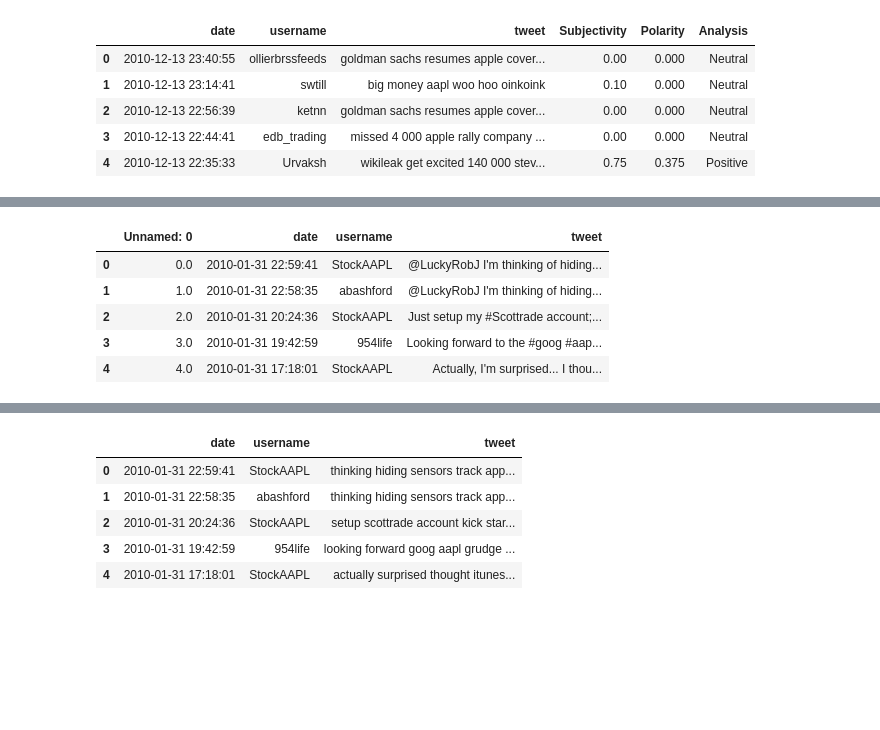
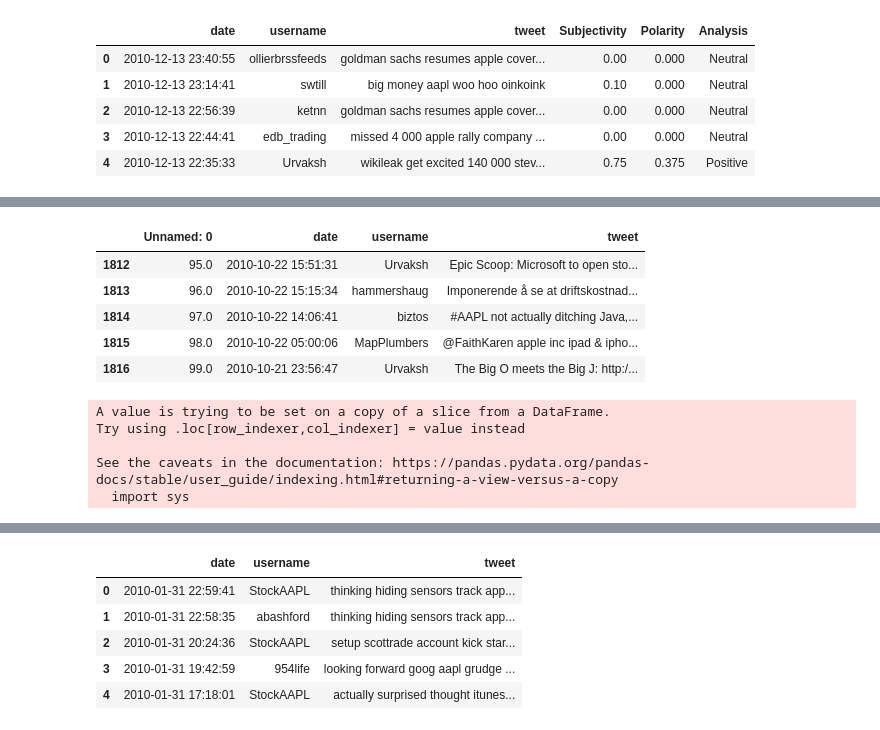
Before and after one commit to marcel1710/TwitterBot, a Jupyter notebook: TwitterBot_UsingTwint.ipynb, the cells around one changed output, grey strips where cells are left out. Cells and saved outputs as stored; diff of their text form; code cells hidden in the pictures; blank space fills up the shorter version.

```diff
--- a/TwitterBot_UsingTwint.ipynb
+++ b/TwitterBot_UsingTwint.ipynb
@@ -401,11 +417,25 @@ for x in range (0,count):
 # %%
 df_tweets = pd.read_csv(storage_file, skip_blank_lines=True)
 # %%
-df_tweets.head()
+df_tweets.tail()
 # %% [output]
 |  | Unnamed: 0 | date | username | tweet |
-| 0 | 0.0 | 2010-01-31 22:59:41 | StockAAPL | @LuckyRobJ I'm thinking of hiding... |
-| 1 | 1.0 | 2010-01-31 22:58:35 | abashford | @LuckyRobJ I'm thinking of hiding... |
-| 2 | 2.0 | 2010-01-31 20:24:36 | StockAAPL | Just setup my #Scottrade account;... |
-| 3 | 3.0 | 2010-01-31 19:42:59 | 954life | Looking forward to the #goog #aap... |
-| 4 | 4.0 | 2010-01-31 17:18:01 | StockAAPL | Actually, I'm surprised... I thou... |
+| 1812 | 95.0 | 2010-10-22 15:51:31 | Urvaksh | Epic Scoop: Microsoft to open sto... |
+| 1813 | 96.0 | 2010-10-22 15:15:34 | hammershaug | Imponerende å se at driftskostnad... |
+| 1814 | 97.0 | 2010-10-22 14:06:41 | biztos | #AAPL not actually ditching Java,... |
+| 1815 | 98.0 | 2010-10-22 05:00:06 | MapPlumbers | @FaithKaren apple inc ipad & ipho... |
+| 1816 | 99.0 | 2010-10-21 23:56:47 | Urvaksh | The Big O meets the Big J: http:/... |
+# %%
+x_df = pd.DataFrame(columns =['tweet'])
+
+for x in range(0, len(months_list)):
+    x_df['tweet'] = months_list[x]['tweet']
+    x_df['tweet'] = x_df['tweet'].apply(clean_tweets)
+    x_df['tweet'] = x_df['tweet'].apply(lambda x: ' '.join([word for word in x.split() if word not in (stopwords)]))
+    months_list[x]['tweet'] = x_df['tweet']
+# %% [output]
+A value is trying to be set on a copy of a slice from a DataFrame.
+Try using .loc[row_indexer,col_indexer] = value instead
+
+See the caveats in the documentation: https://pandas.pydata.org/pandas-docs/stable/user_guide/indexing.html#returning-a-view-versus-a-copy
+  import sys
```
Also changed, not shown: parts of 32 cells of this notebook.
